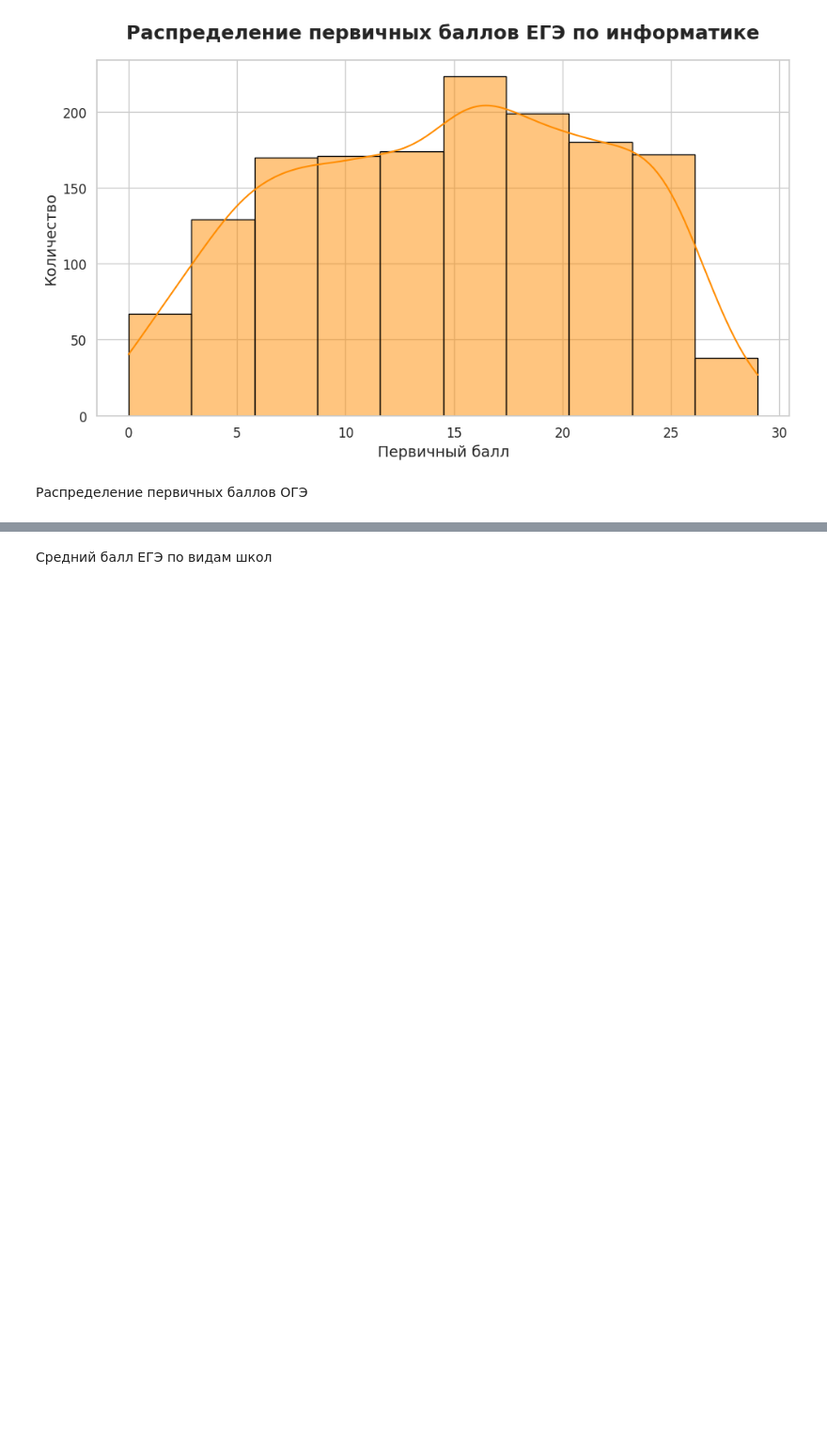
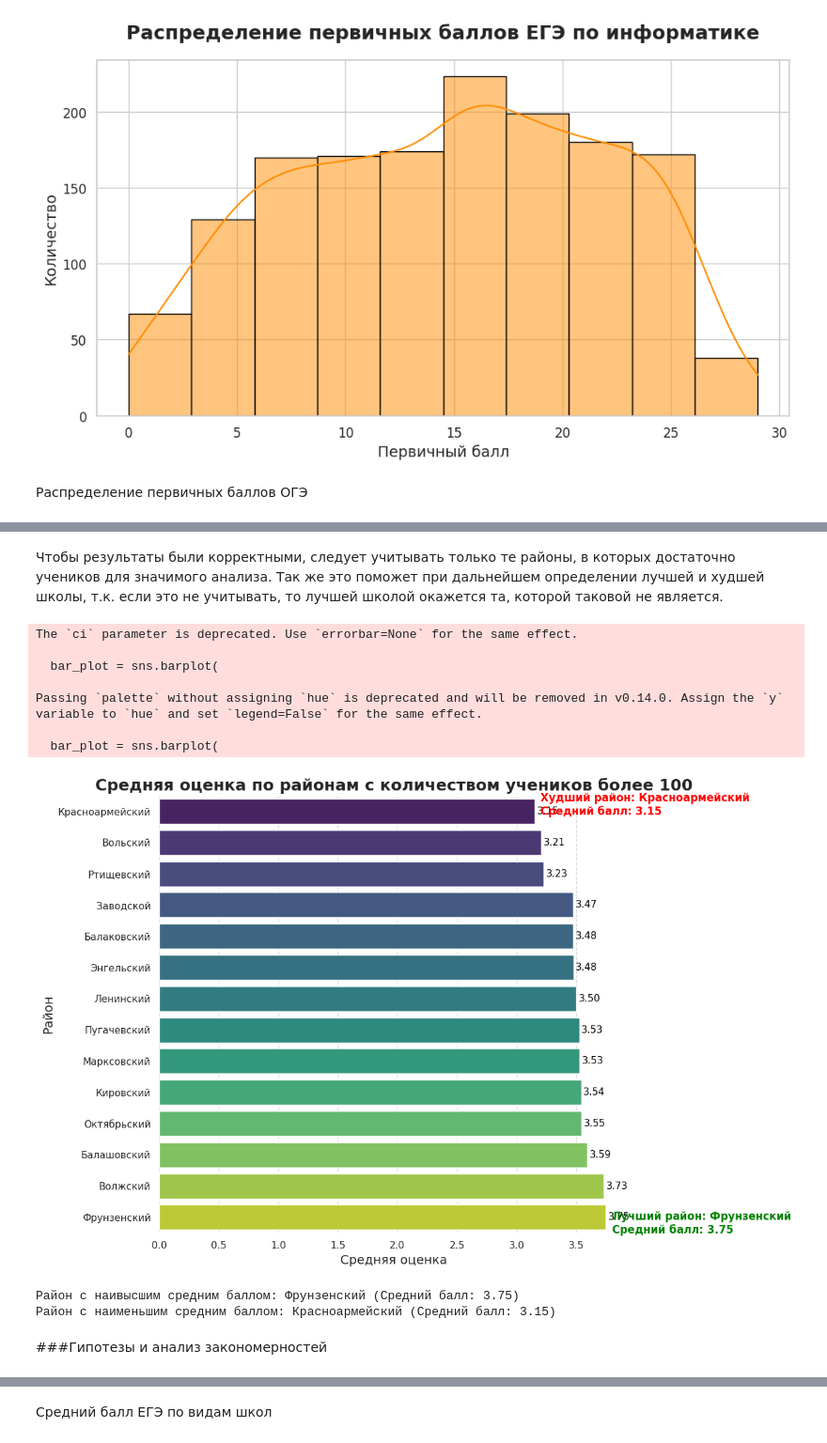
Before and after one commit to Arsen1y-dev/Summer-Practice, a Jupyter notebook: Задание_5_Анализ_результатов_экзаменов_по_информатике.ipynb, the cells around one changed output, grey strips where cells are left out. Shown at 94% size. Cells and saved outputs as stored; diff of their text form; code cells hidden in the pictures; blank space fills up the shorter version.

```diff
--- a/Задание_5_Анализ_результатов_экзаменов_по_информатике.ipynb
+++ b/Задание_5_Анализ_результатов_экзаменов_по_информатике.ipynb
@@ -220,0 +350,80 @@ plt.show()
+# %% [markdown]
+Чтобы результаты были корректными, следует учитывать только те районы, в которых достаточно учеников для значимого анализа. Так же это поможет при дальнейшем определении лучшей и худшей школы, т.к. если это не учитывать, то лучшей школой окажется та, которой таковой не является.
+# %%
+import matplotlib.pyplot as plt
+import seaborn as sns
+
+# Получаем данные по районам с более чем 100 учениками
+area_counts = oge1['Район'].value_counts()
+major_areas = area_counts[area_counts >= 100].index
+filtered_data = oge1[oge1['Район'].isin(major_areas)]
+
+# Рассчитываем среднюю оценку по районам
+average_scores_by_area = filtered_data.groupby('Район')['Оцека по 5'].mean().sort_values()
+
+# Находим районы с наивысшими и наименьшими средними оценками
+best_area = average_scores_by_area.idxmax()
+best_score = average_scores_by_area.max()
+
+worst_area = average_scores_by_area.idxmin()
+worst_score = average_scores_by_area.min()
+
+plt.figure(figsize=(12, 8))
+
+# Устанавливаем стиль визуализации
+sns.set(style='whitegrid')
+
+# Строим горизонтальный график с улучшениями
+bar_plot = sns.barplot(
+    x=average_scores_by_area,
+    y=average_scores_by_area.index,
+    palette='viridis',  # Используем палитру 'viridis' для лучшей визуализации
+    ci=None
+)
+
+# Добавляем значения на график для каждой полосы
+for p in bar_plot.patches:
+    width = p.get_width()
+    bar_plot.text(width + 0.02, p.get_y() + p.get_height()/2,
+                  f'{width:.2f}', ha='left', va='center', fontsize=11, color='black')
+
+# Добавляем аннотации для лучшего и худшего района
+bar_plot.text(best_score + 0.05, average_scores_by_area.index.get_loc(best_area) + 0.2,
+              f'Лучший район: {best_area}\nСредний балл: {best_score:.2f}',
+              ha='left', va='center', fontsize=12, color='green', weight='bold')
+
+bar_plot.text(worst_score + 0.05, average_scores_by_area.index.get_loc(worst_area) - 0.2,
+              f'Худший район: {worst_area}\nСредний балл: {worst_score:.2f}',
+              ha='left', va='center', fontsize=12, color='red', weight='bold')
+
+# Настраиваем заголовок и метки
+plt.title('Средняя оценка по районам с количеством учеников более 100', fontsize=18, fontweight='bold')
+plt.xlabel('Средняя оценка', fontsize=14)
+plt.ylabel('Район', fontsize=14)
+
+# Убираем ненужные элементы и настраиваем оси
+sns.despine(left=True, bottom=True)
+plt.grid(axis='x', linestyle='--', alpha=0.7)
+
+# Оптимизируем размещение элементов
+plt.tight_layout()
+
+# Отображаем график
+plt.show()
+
+# Выводим информацию о лучшем и худшем районе в консоль
+print(f'Район с наивысшим средним баллом: {best_area} (Средний балл: {best_score:.2f})')
+print(f'Район с наименьшим средним баллом: {worst_area} (Средний балл: {worst_score:.2f})')
+# %% [output]
+The `ci` parameter is deprecated. Use `errorbar=None` for the same effect.
+
+  bar_plot = sns.barplot(
+
+Passing `palette` without assigning `hue` is deprecated and will be removed in v0.14.0. Assign the `y` variable to `hue` and set `legend=False` for the same effect.
+
+  bar_plot = sns.barplot(
+[figure, added]
+Район с наивысшим средним баллом: Фрунзенский (Средний балл: 3.75)
+Район с наименьшим средним баллом: Красноармейский (Средний балл: 3.15)
+# %% [markdown]
+###Гипотезы и анализ закономерностей
```
Also changed, not shown: parts of 64 cells of this notebook.
